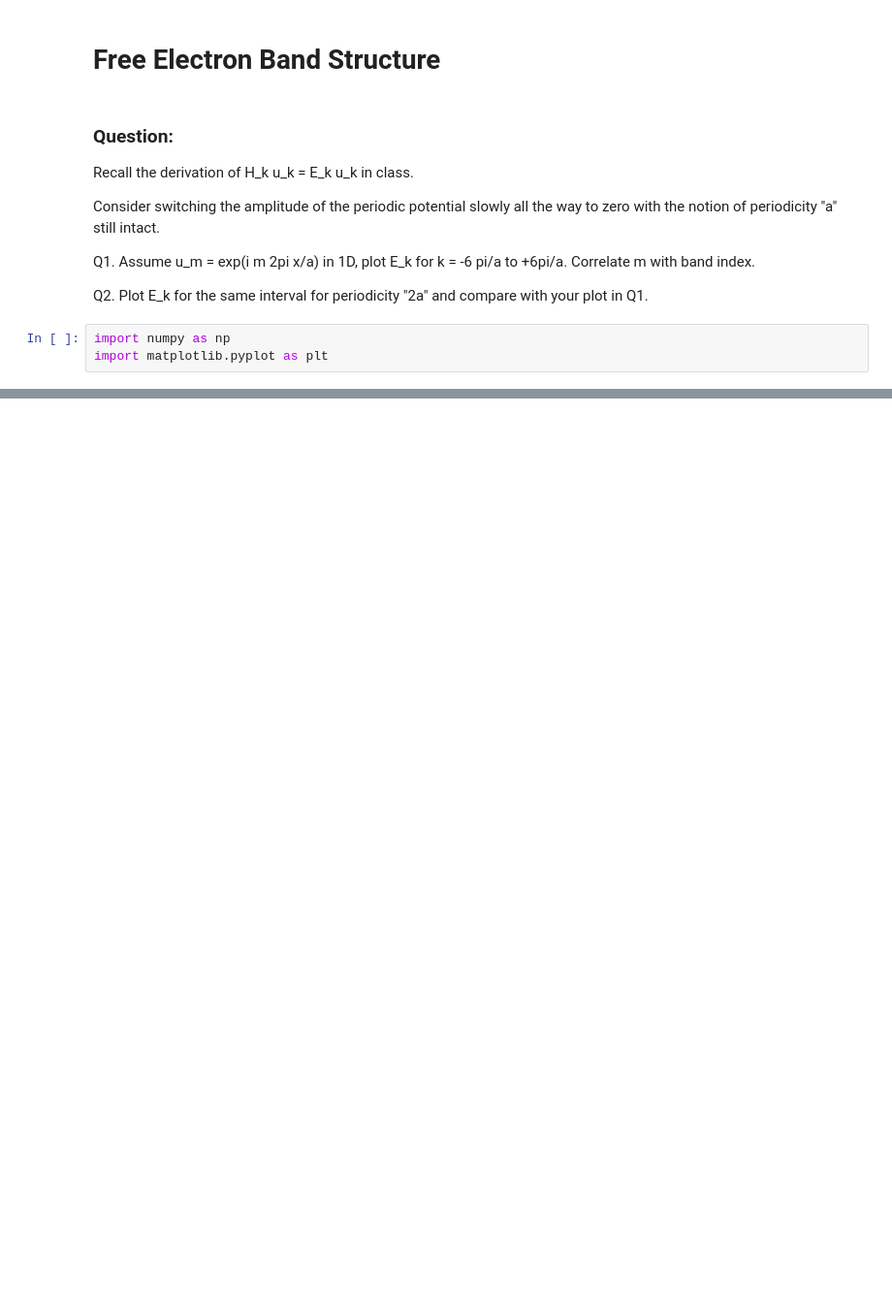
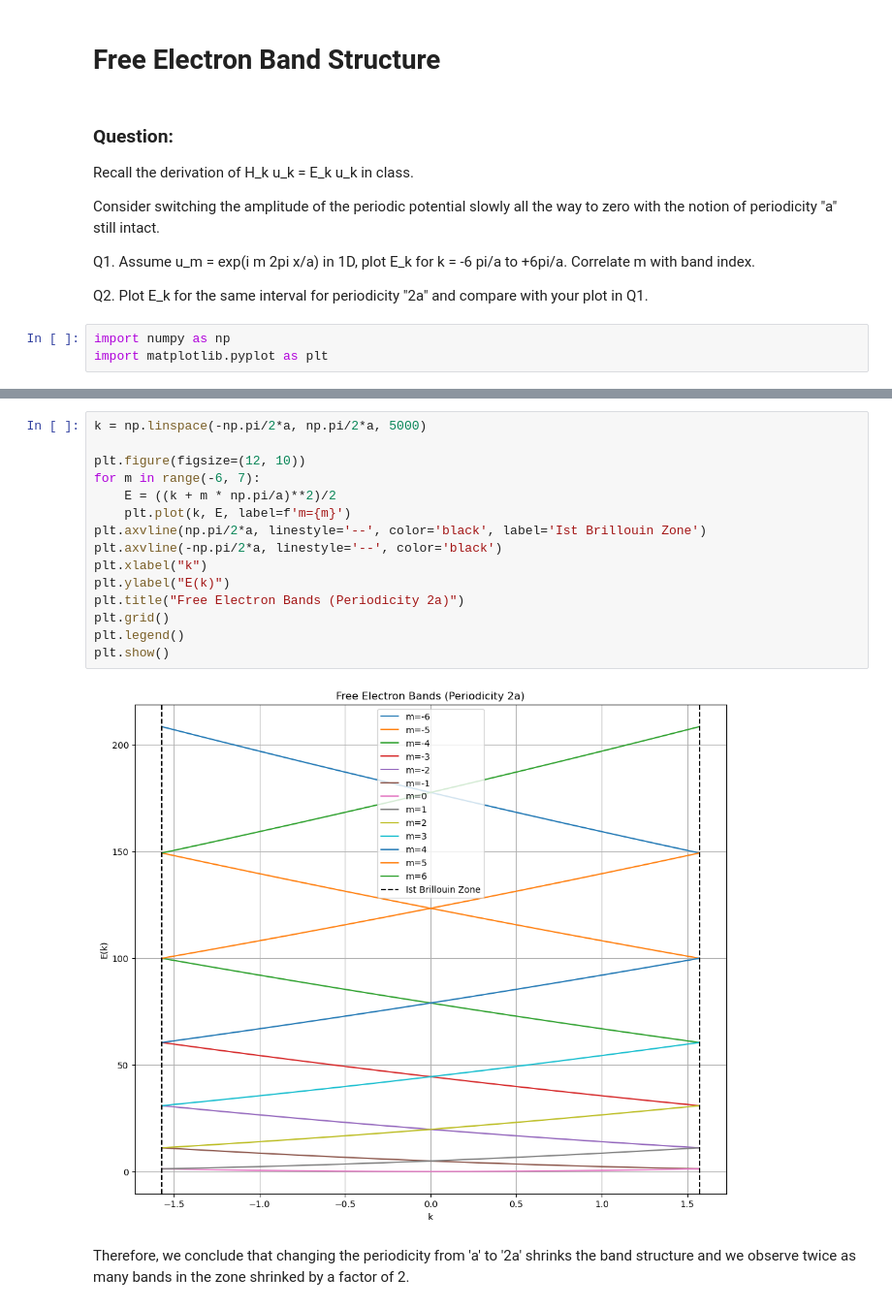
Before and after one commit to crimsonpane23/P306-Introduction-to-Condensed-Matter-Physics, a Jupyter notebook: Assignment 2 - Free Electron Band Structure.ipynb, the cells around one changed output, grey strips where cells are left out. Shown at 97% size. Drawn from its saved outputs; the diff is of its cells as text; blank space fills up the shorter version.

```diff
--- a/Assignment 2 - Free Electron Band Structure.ipynb
+++ b/Assignment 2 - Free Electron Band Structure.ipynb
@@ -57,0 +97,19 @@ plt.show()
+# %%
+k = np.linspace(-np.pi/2*a, np.pi/2*a, 5000)
+
+plt.figure(figsize=(12, 10))
+for m in range(-6, 7):
+    E = ((k + m * np.pi/a)**2)/2
+    plt.plot(k, E, label=f'm={m}')
+plt.axvline(np.pi/2*a, linestyle='--', color='black', label='Ist Brillouin Zone')
+plt.axvline(-np.pi/2*a, linestyle='--', color='black')
+plt.xlabel("k")
+plt.ylabel("E(k)")
+plt.title("Free Electron Bands (Periodicity 2a)")
+plt.grid()
+plt.legend()
+plt.show()
+# %% [output]
+[figure, added]
+# %% [markdown]
+Therefore, we conclude that changing the periodicity from 'a' to '2a' shrinks the band structure and we observe twice as many bands in the zone shrinked by a factor of 2.
```
Also changed, not shown: parts of 5 cells of this notebook.
